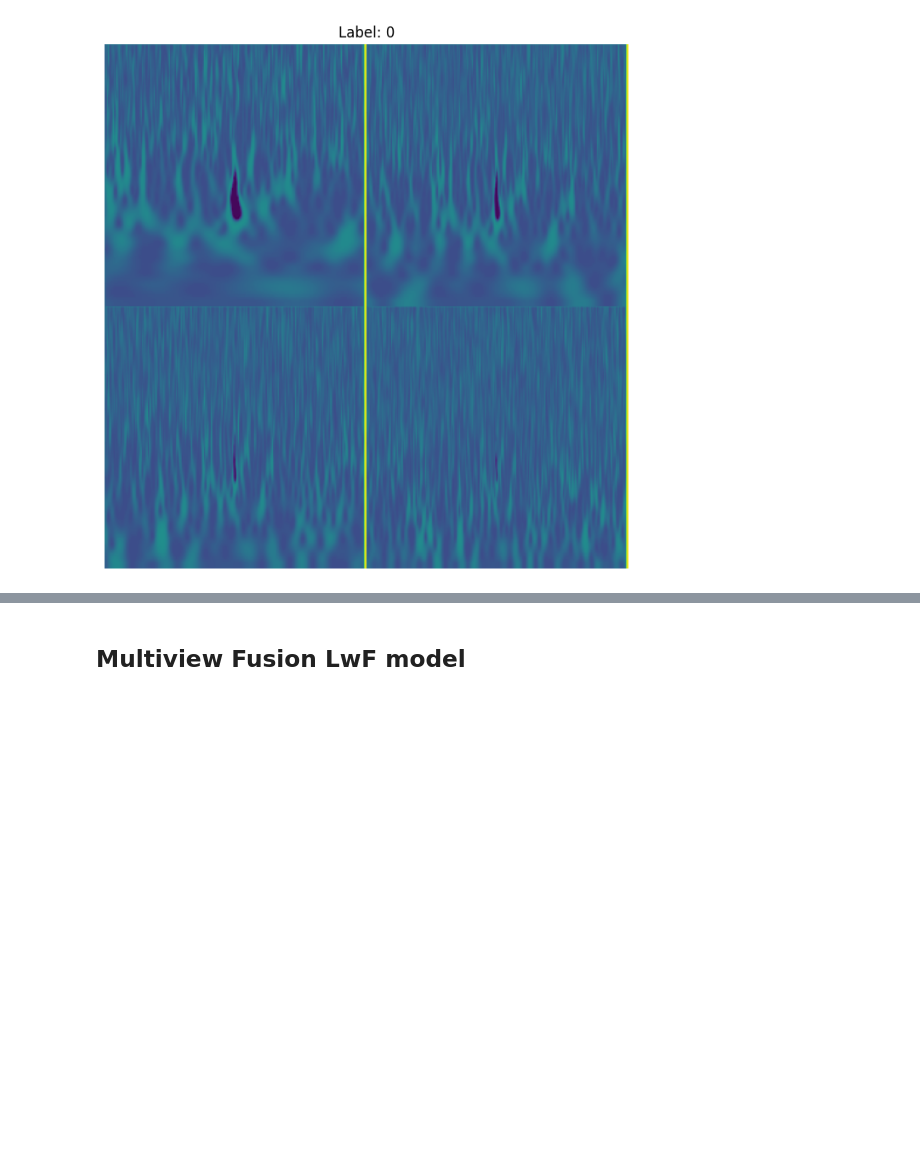
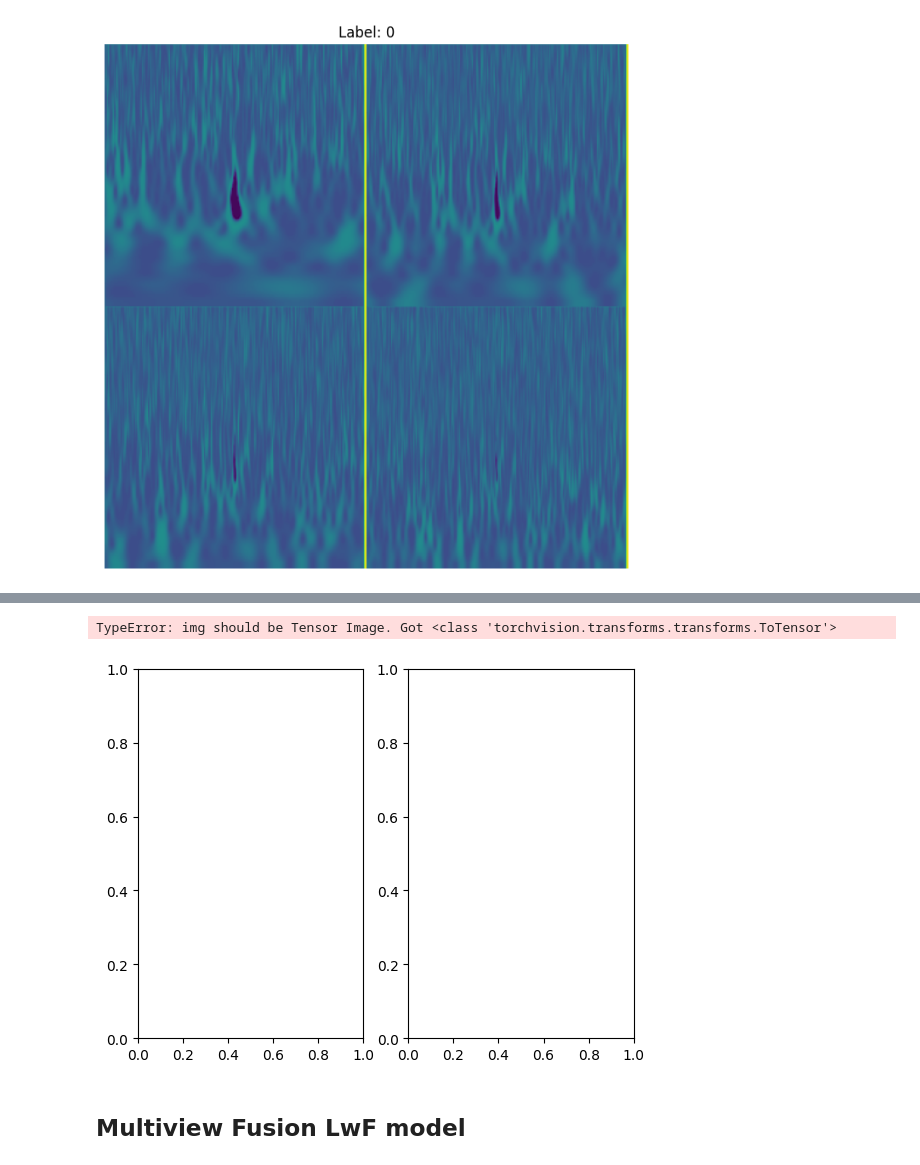
Before and after one commit to brianbaert/MscThesis, a Jupyter notebook: MscThesis_RQ1_MultiviewFusion.ipynb, the cells around one changed output, grey strips where cells are left out. Cells and saved outputs as stored; diff of their text form; code cells hidden in the pictures; blank space fills up the shorter version.

```diff
--- a/MscThesis_RQ1_MultiviewFusion.ipynb
+++ b/MscThesis_RQ1_MultiviewFusion.ipynb
@@ -196,3 +202,17 @@ f1 = f1_score(y_true_list, y_pred_list, average=None)
 my_utils.plot_confusion_matrix(cm, classes, 'Results/cm_MultiView_Naive.png')
 # %%
 my_utils.plot_tSNE_data_embedding(model, train_loader_av, classes, 'Results/tSNE_MultiView_Naive.png')
+# %%
+# SALIENCY MAP PLOT EXPERIMENT
+# Get the first batch from the dataloader
+for image, label in train_loader_av:
+    # Extract the first image and its label (if available)
+    image, label = image.to(device), label.to(device)
+    image.requires_grad_()
+    # retrieve output from image
+    output = model(image)
+    break
+
+# catch output
+output_idx = torch.max(output, 1)
+output_max = output_idx
@@ -199,3 +241,32 @@ my_utils.plot_tSNE_data_embedding(model, train_loader_av, classes, 'Results/tSNE
+# %%
+gradients = image.grad.clone().abs()
+# %%
+gradients = transforms.Normalize(mean=[0], std=[gradients.max()])(gradients)
+# %%
+def preprocess_image(image_path):
+  # Open image as PIL image
+  img = transforms.ToTensor()  # Adjust size if needed
+
+  # Normalize (if your model expects it)
+  img = transforms.Normalize(mean=[0.485, 0.456, 0.406], std=[0.229, 0.224, 0.225])(img)
+
+  # Check for alpha channel (optional)
+  if img.shape[1] == 3:  # If 3 channels, add dummy channel
+    img = torch.cat([img, torch.ones_like(img[:, :, :1])], dim=2)
+
+  return img.unsqueeze(0)
+# %%
+plt.subplot(121)
+#plt.imshow(image[0].detach().numpy())
+#plt.title("Original Image")
+
+plt.subplot(122)
+plt.imshow(preprocess_image(gradients[0]), cmap="gray")
+plt.title("Saliency map")
+plt.show()
+# %% [output]
+TypeError: img should be Tensor Image. Got <class 'torchvision.transforms.transforms.ToTensor'>
+[figure, added]
 # %% [markdown]
 ## Multiview Fusion LwF model
 # %%
```
Also changed, not shown: parts of 4 cells of this notebook, 5 other files.
